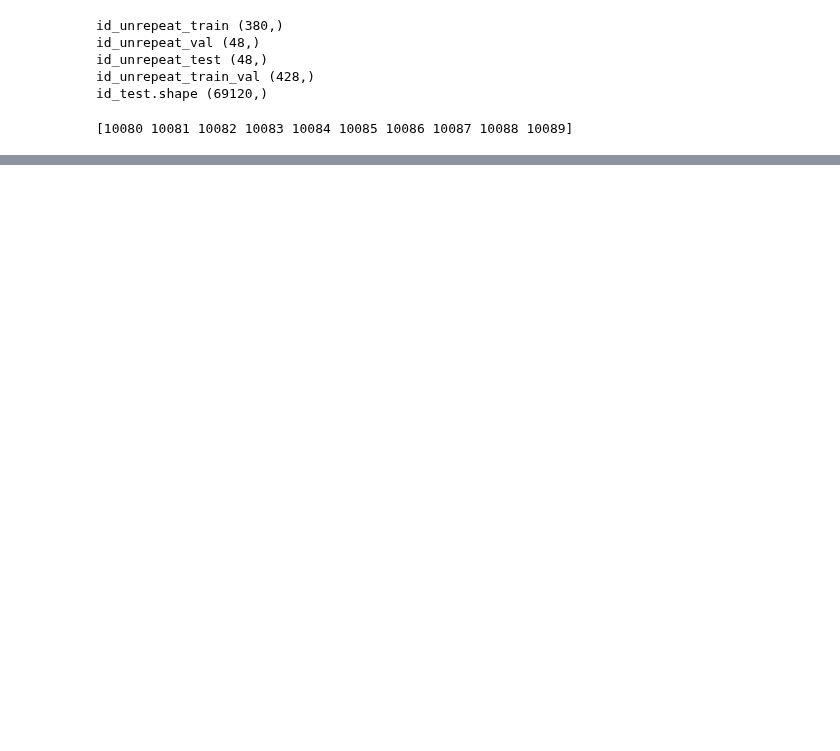
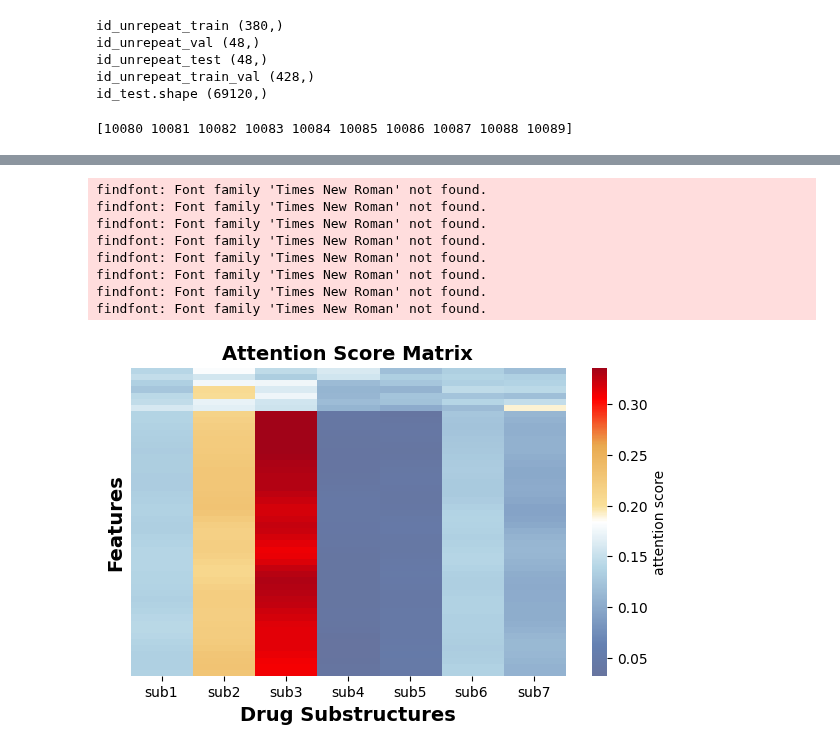
Before and after one commit to chiu-kai/ESPF_OMICS, a Jupyter notebook: inference.ipynb, the cells around one changed output, grey strips where cells are left out. Cells and saved outputs as stored; diff of their text form; code cells hidden in the pictures; blank space fills up the shorter version.

```diff
--- a/inference.ipynb
+++ b/inference.ipynb
@@ -710,0 +978,9 @@ array([-2.857317 , -3.2015917, -1.4904466, -2.1182692, -2.2079132,
+# %%
+# Remove rows with all zeros
+non_zero_rows = AttenScorMat_DrugSelf[~torch.all(AttenScorMat_DrugSelf == 0, dim=1)]
+
+# Remove columns with all zeros
+non_zero_tensor = non_zero_rows[:, ~torch.all(non_zero_rows == 0, dim=0)]
+
+print(non_zero_tensor)
+print(non_zero_tensor.shape)
@@ -710,0 +1024,12 @@ array([-2.857317 , -3.2015917, -1.4904466, -2.1182692, -2.2079132,
+# %%
+heatmap(non_zero_tensor.cpu() )
+# %% [output]
+findfont: Font family 'Times New Roman' not found.
+findfont: Font family 'Times New Roman' not found.
+findfont: Font family 'Times New Roman' not found.
+findfont: Font family 'Times New Roman' not found.
+findfont: Font family 'Times New Roman' not found.
+findfont: Font family 'Times New Roman' not found.
+findfont: Font family 'Times New Roman' not found.
+findfont: Font family 'Times New Roman' not found.
+[figure, added]
```
Also changed, not shown: parts of 54 cells of this notebook, 13 other files.
